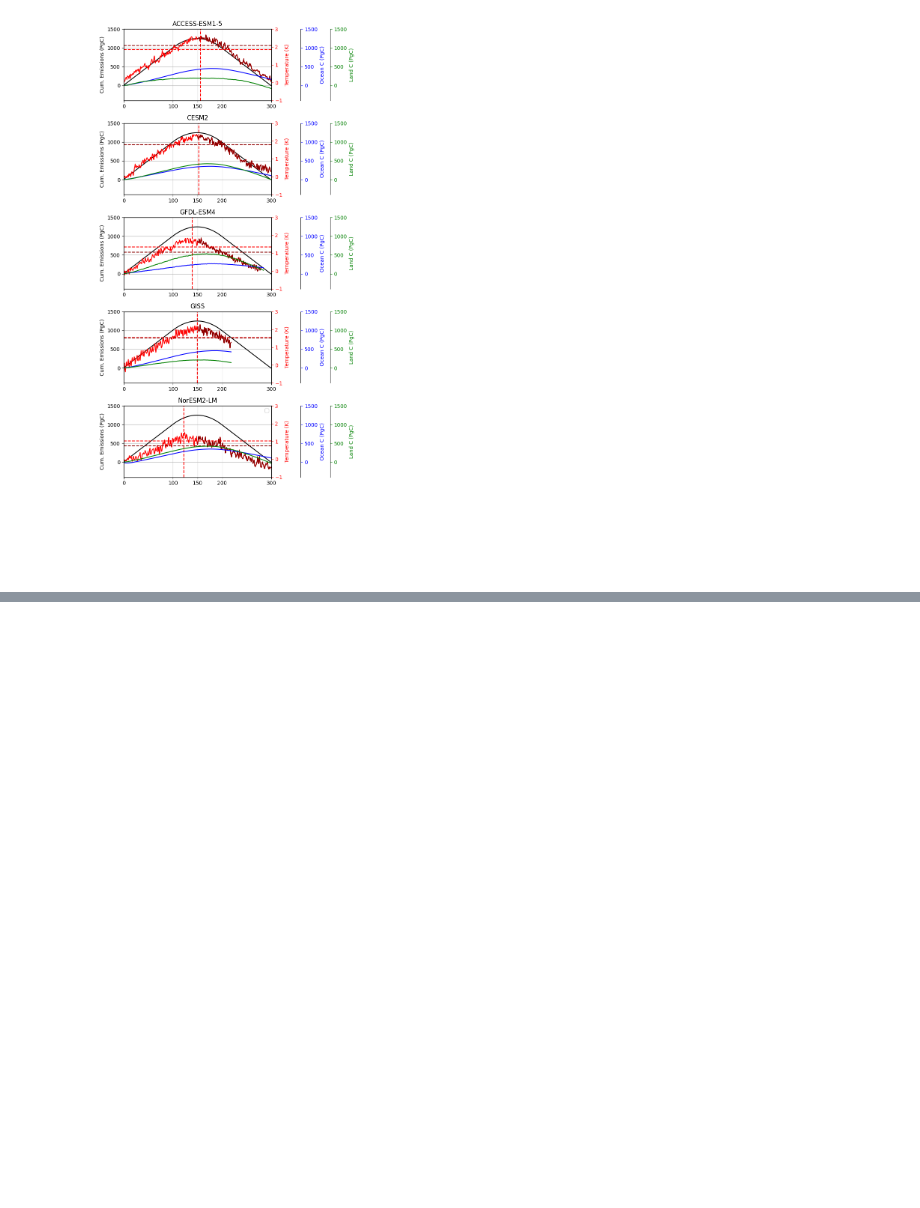
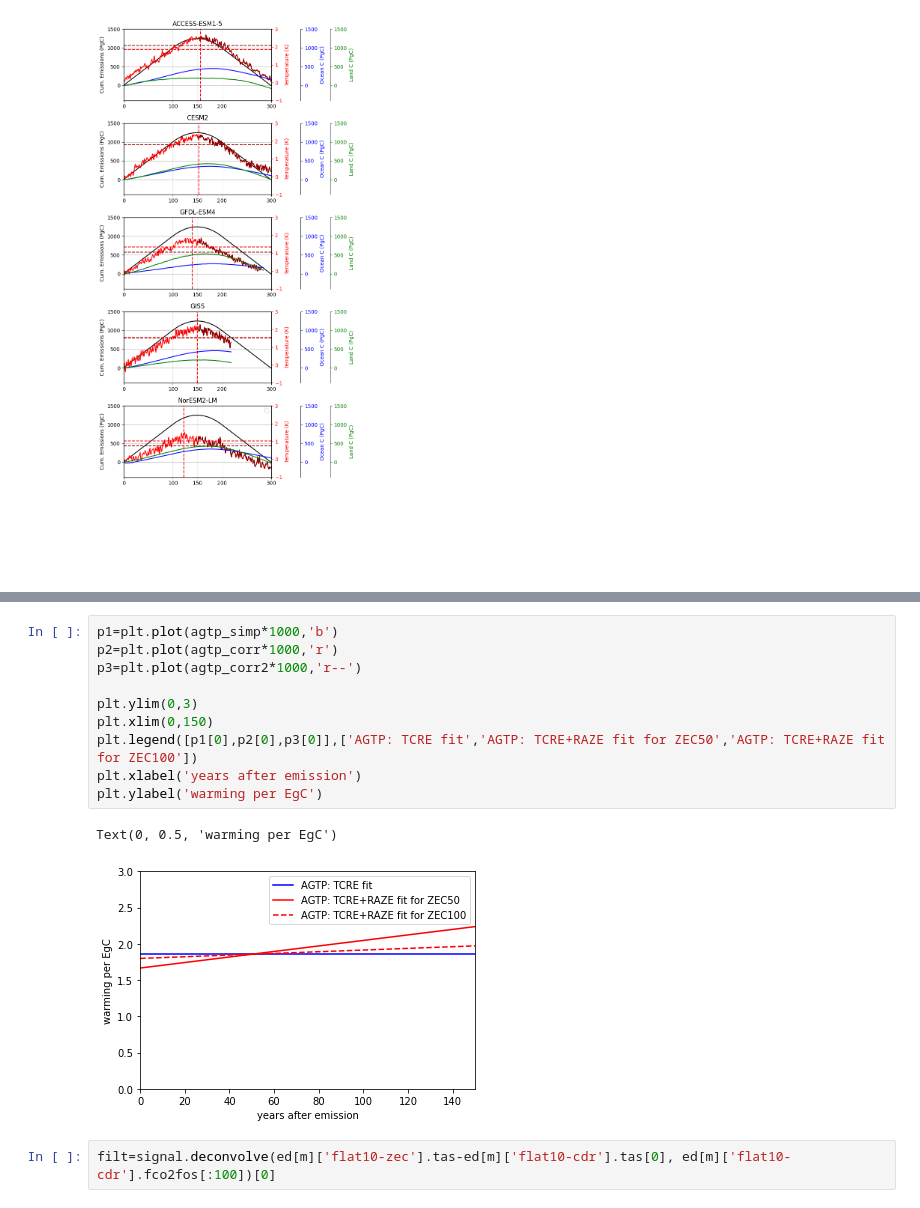
Before and after one commit to ckoven/esm-deck, a Jupyter notebook: flat10_scm.ipynb, the cells around one changed output, grey strips where cells are left out. Saved outputs shown, nothing was run; the diff lists cells and outputs as text; blank space fills up the shorter version.

```diff
--- a/flat10_scm.ipynb
+++ b/flat10_scm.ipynb
@@ -730,0 +769,15 @@ plt.plot(280+np.cumsum(e_flat10_cdr['Emission Rate (PgC a-1)']-ed['NorESM2-LM'][
+# %%
+p1=plt.plot(agtp_simp*1000,'b')
+p2=plt.plot(agtp_corr*1000,'r')
+p3=plt.plot(agtp_corr2*1000,'r--')
+
+plt.ylim(0,3)
+plt.xlim(0,150)
+plt.legend([p1[0],p2[0],p3[0]],['AGTP: TCRE fit','AGTP: TCRE+RAZE fit for ZEC50','AGTP: TCRE+RAZE fit for ZEC100'])
+plt.xlabel('years after emission')
+plt.ylabel('warming per EgC')
+# %% [output]
+Text(0, 0.5, 'warming per EgC')
+[figure, added]
+# %%
+filt=signal.deconvolve(ed[m]['flat10-zec'].tas-ed[m]['flat10-cdr'].tas[0], ed[m]['flat10-cdr'].fco2fos[:100])[0]
```
Also changed, not shown: parts of 27 cells of this notebook.
